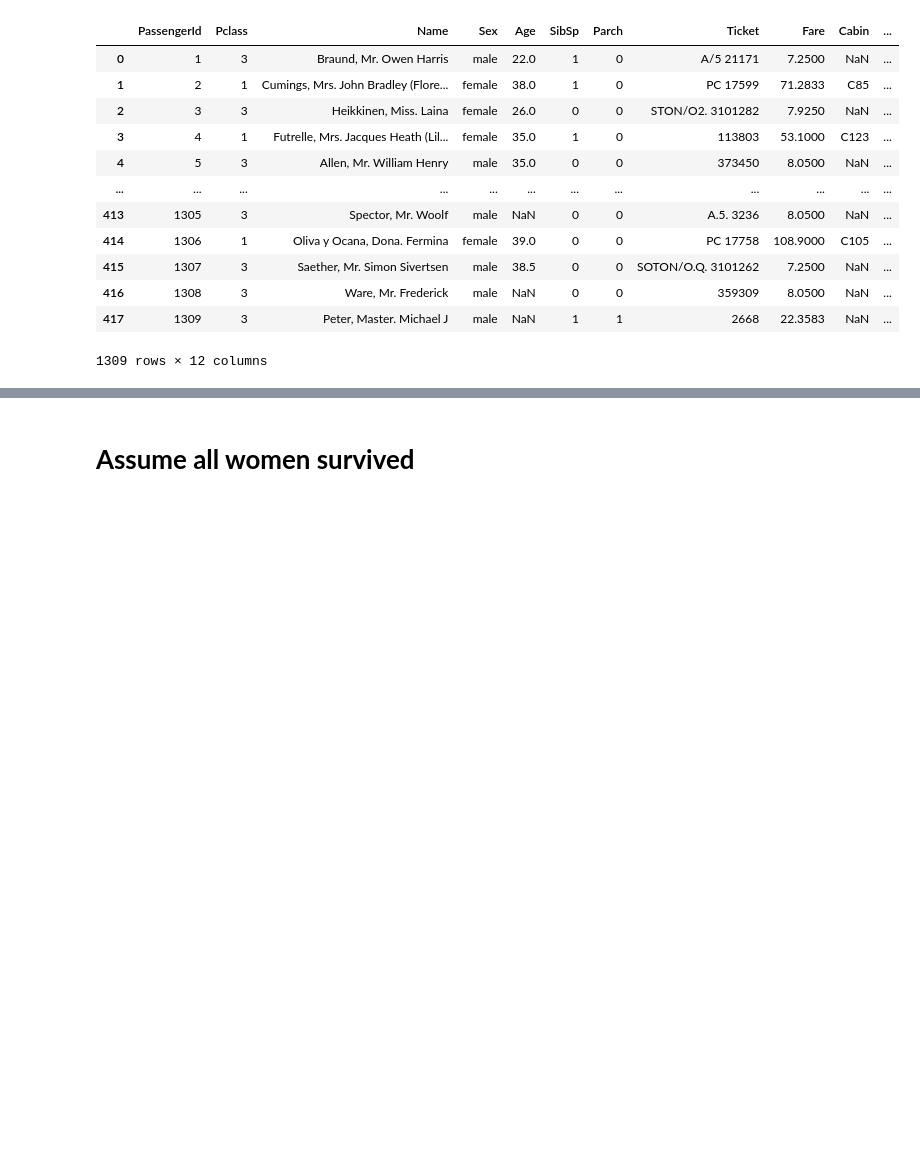
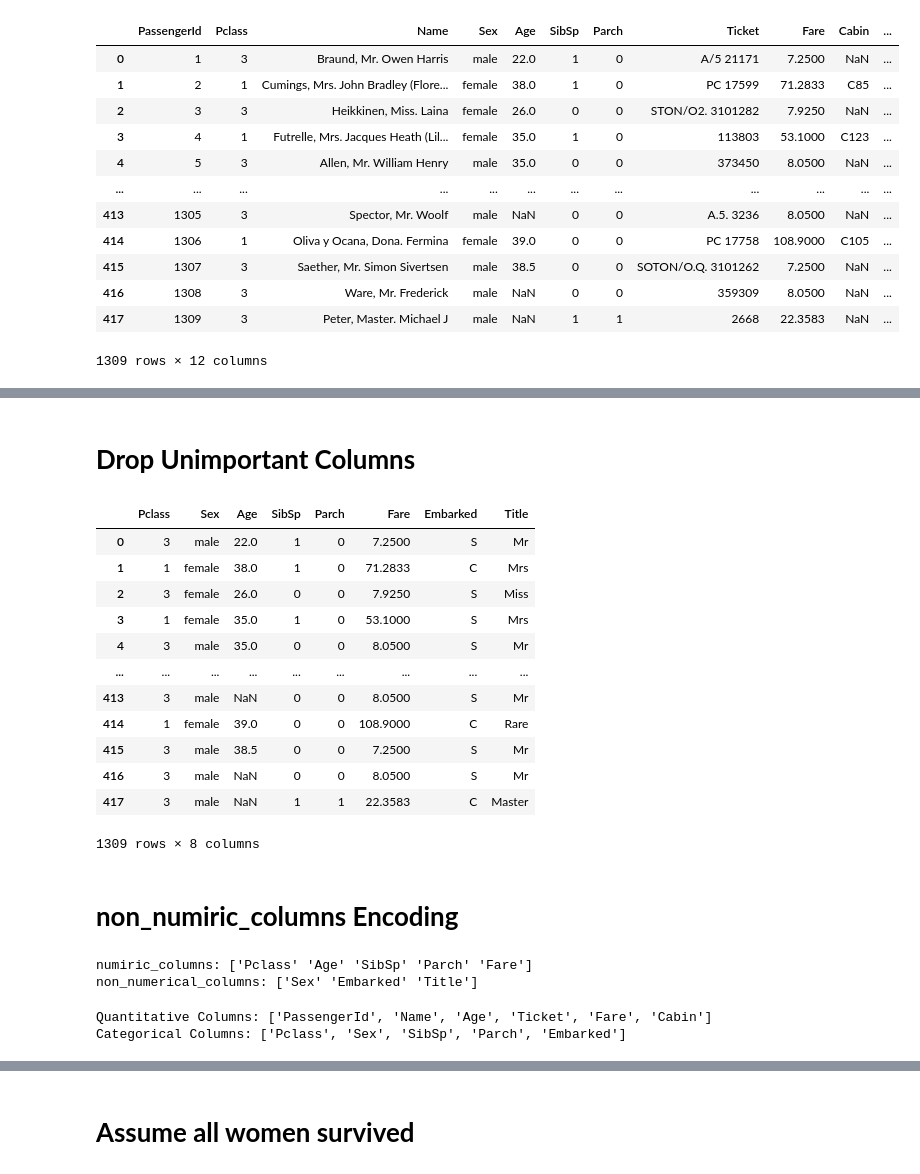
Before and after one commit to 0Ellias0/Titanic_death_prediction, a Jupyter notebook: Main.ipynb, the cells around one changed output, grey strips where cells are left out. Cells and saved outputs as stored; diff of their text form; code cells hidden in the pictures; blank space fills up the shorter version.

```diff
--- a/Main.ipynb
+++ b/Main.ipynb
@@ -382,0 +415,7 @@ x_combine
+# %%
+for i in x_combine['Title']:
+    x_combine['Title'] = x_combine['Title'].replace(['Dona', 'Jonkheer','Lady', 'Sir', 'Don','Capt',
+                                                    'Countess', 'Rev', 'Dr', 'Col', 'Major'], 'Rare')
+    x_combine['Title'] = x_combine['Title'].replace('Mlle', 'Miss')
+    x_combine['Title'] = x_combine['Title'].replace('Ms', 'Miss')
+    x_combine['Title'] = x_combine['Title'].replace('Mme', 'Mrs')
@@ -382,0 +441,41 @@ x_combine
+# %% [markdown]
+# **Drop Unimportant Columns**
+# %%
+try:
+    x_combine.drop(['PassengerId', 'Name', 'Cabin', 'Ticket'], axis=1, inplace=True)
+
+except:
+    pass
+x_combine
+# %% [output]
+|  | Pclass | Sex | Age | SibSp | Parch | Fare | Embarked | Title |
+| 0 | 3 | male | 22.0 | 1 | 0 | 7.2500 | S | Mr |
+| 1 | 1 | female | 38.0 | 1 | 0 | 71.2833 | C | Mrs |
+| 2 | 3 | female | 26.0 | 0 | 0 | 7.9250 | S | Miss |
+| 3 | 1 | female | 35.0 | 1 | 0 | 53.1000 | S | Mrs |
+| 4 | 3 | male | 35.0 | 0 | 0 | 8.0500 | S | Mr |
+| ... | ... | ... | ... | ... | ... | ... | ... | ... |
+| 413 | 3 | male | NaN | 0 | 0 | 8.0500 | S | Mr |
+| 414 | 1 | female | 39.0 | 0 | 0 | 108.9000 | C | Rare |
+| 415 | 3 | male | 38.5 | 0 | 0 | 7.2500 | S | Mr |
+| 416 | 3 | male | NaN | 0 | 0 | 8.0500 | S | Mr |
+| 417 | 3 | male | NaN | 1 | 1 | 22.3583 | C | Master |
+1309 rows × 8 columns
+# %% [markdown]
+# **non_numiric_columns Encoding**
+# %%
+numerical_columns, non_numerical_columns = numerical(x_combine)
+print('numiric_columns:',numerical_columns)
+print('non_numerical_columns:',non_numerical_columns)
+# %% [output]
+numiric_columns: ['Pclass' 'Age' 'SibSp' 'Parch' 'Fare']
+non_numerical_columns: ['Sex' 'Embarked' 'Title']
+# %%
+#Quantitative and Categorical Columns
+quantitative,  categorical= cat_quant(X_train)
+
+print('Quantitative Columns:',quantitative)
+print('Categorical Columns:',categorical)
+# %% [output]
+Quantitative Columns: ['PassengerId', 'Name', 'Age', 'Ticket', 'Fare', 'Cabin']
+Categorical Columns: ['Pclass', 'Sex', 'SibSp', 'Parch', 'Embarked']
```
Also changed, not shown: parts of 31 cells of this notebook.
